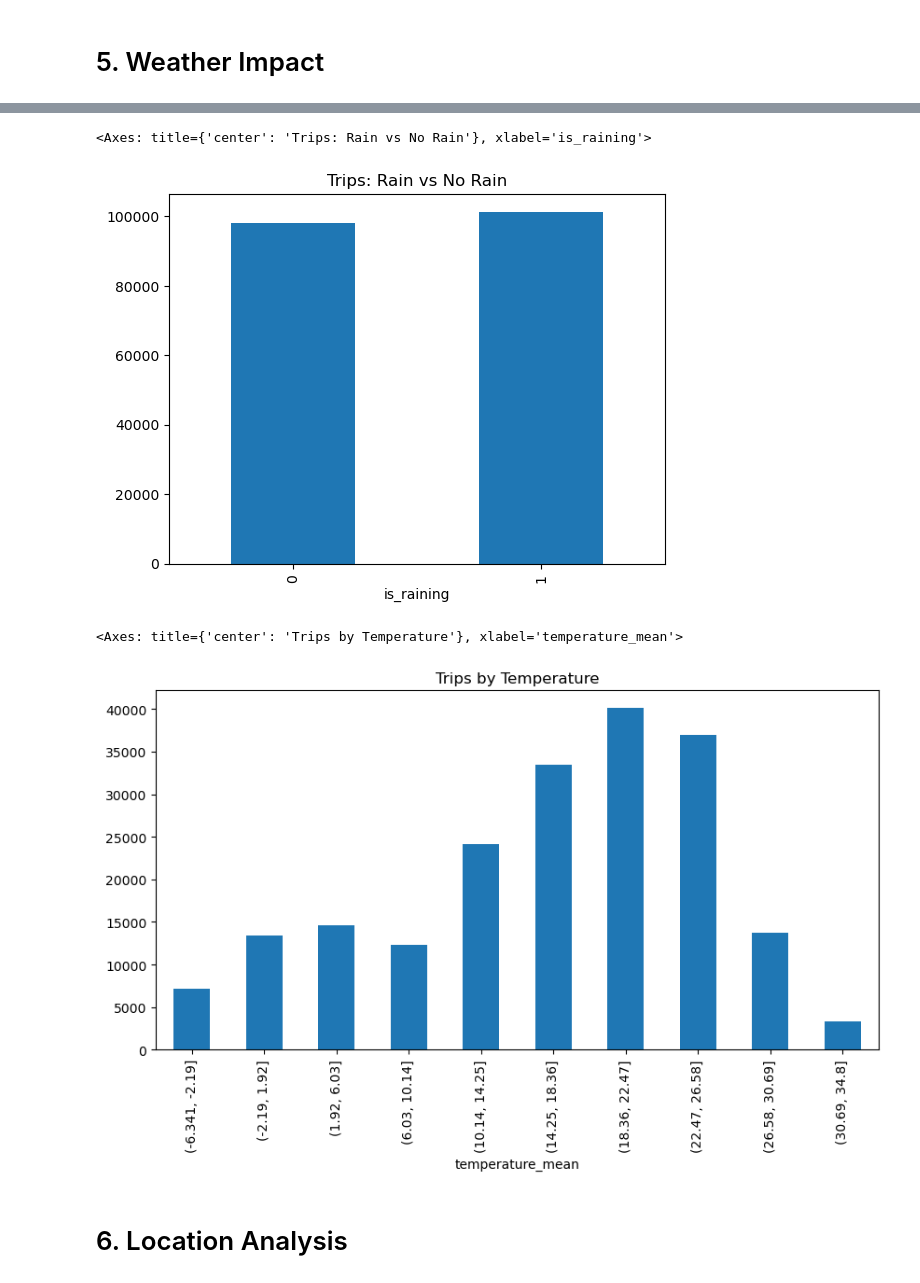
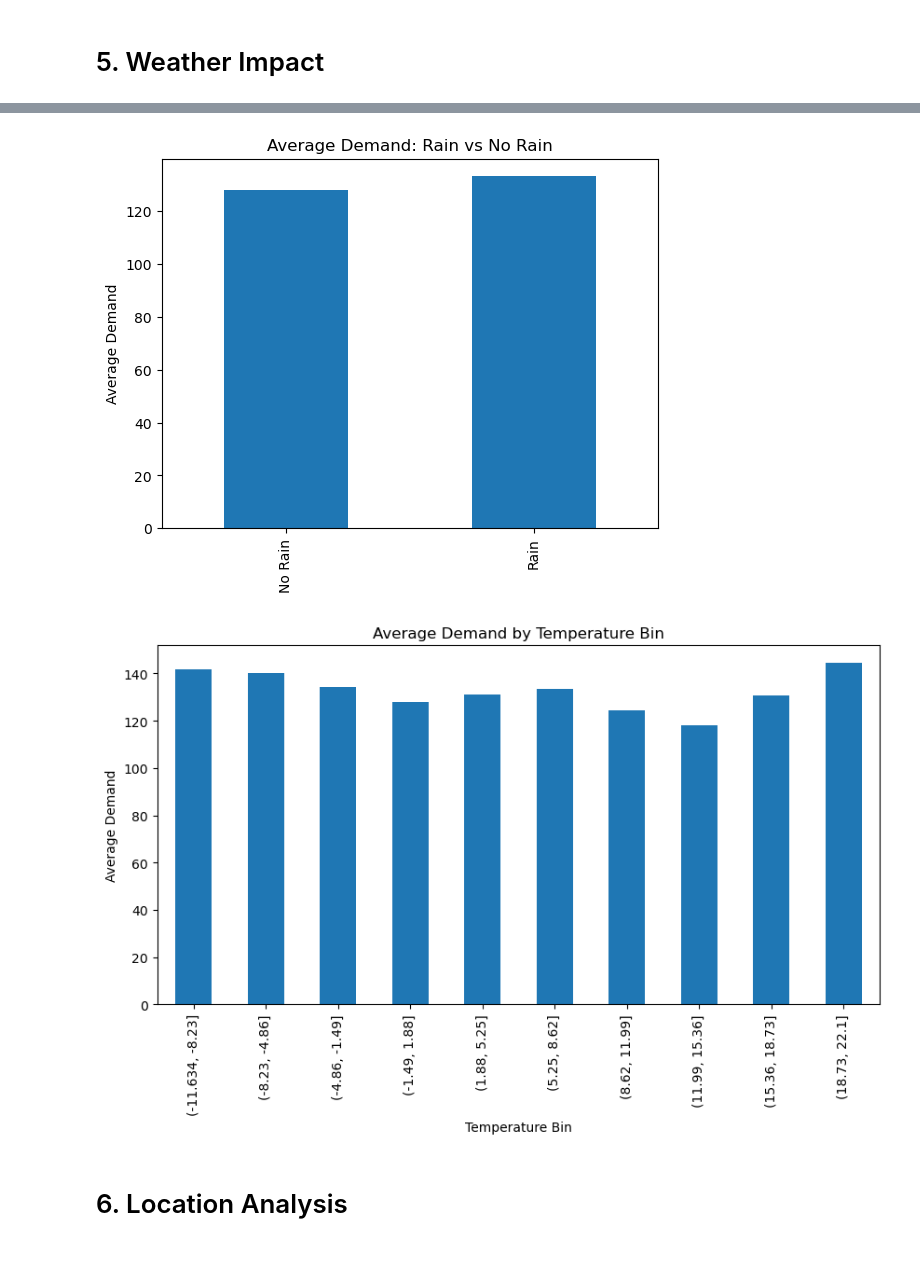
Before and after one commit to prppy/nyc-taxi-mlops, a Jupyter notebook: source/mlops/eda.ipynb, the cells around one changed output, grey strips where cells are left out. Saved outputs shown, nothing was run; the diff lists cells and outputs as text; code cells hidden in the pictures; blank space fills up the shorter version.

```diff
--- a/source/mlops/eda.ipynb
+++ b/source/mlops/eda.ipynb
@@ -88,7 +78,11 @@ wind_speed_max                    74         0.04
 # %% [markdown]
 # 3. Temporal Patterns
 # %%
-df["pickup_datetime"] = pd.to_datetime(df["pickup_datetime"])
-daily_trips = df.groupby(df["pickup_datetime"].dt.date).size()
-daily_trips.plot(figsize=(12,5), title="Daily Trip Volume")
+df["hour_ts"] = pd.to_datetime(df["hour_ts"])
+df["pickup_date"] = df["hour_ts"].dt.date
+
+daily_demand = df.groupby("pickup_date")["demand"].sum()
+daily_demand.plot(figsize=(12, 5), title="Daily Total Demand")
+plt.ylabel("Total Demand")
+plt.show()
 # %% [output]
@@ -114,8 +110,16 @@ day_map = {
     5: "Sat",
     6: "Sun"
 }
-df["day"] = df["day_of_week"].map(day_map)
-df["day"].value_counts().reindex(
-    ["Mon", "Tue", "Wed", "Thu", "Fri", "Sat", "Sun"]
-).plot(kind="bar", title="Trips by Day of Week")
+
+daily_pattern = (
+    df.groupby("day_of_week")["demand"]
+    .mean()
+    .reindex(range(7), fill_value=0)
+)
+daily_pattern.index = daily_pattern.index.map(day_map)
+
+daily_pattern.plot(kind="bar", figsize=(10, 5), title="Average Demand by Day of Week")
+plt.xlabel("Day of Week")
+plt.ylabel("Average Demand")
+plt.show()
 # %% [output]
@@ -169,6 +199,0 @@ df.plot.scatter(
-# %%
-df["trip_duration_min"] = (
-    pd.to_datetime(df["dropoff_datetime"]) - df["pickup_datetime"]
-).dt.total_seconds() / 60
-
-df["trip_duration_min"].describe()
@@ -185,3 +199,0 @@ Name: trip_duration_min, dtype: float64
-# %%
-df["speed_mph"] = df["trip_distance"] / (df["trip_duration_min"] / 60)
-df["speed_mph"].describe()
@@ -211,17 +213,28 @@ max          66.600000
 Name: precipitation_sum, dtype: float64
 # %%
 df["is_raining"] = (df["precipitation_sum"] > 0).astype(int)
-df.groupby("is_raining").size().plot(kind="bar", title="Trips: Rain vs No Rain")
+
+rain_demand = df.groupby("is_raining")["demand"].mean().reindex([0, 1], fill_value=0)
+rain_demand.index = ["No Rain", "Rain"]
+
+rain_demand.plot(kind="bar", title="Average Demand: Rain vs No Rain")
+plt.xlabel("")
+plt.ylabel("Average Demand")
+plt.show()
 # %% [output]
-<Axes: title={'center': 'Trips: Rain vs No Rain'}, xlabel='is_raining'>
-[figure, old version]
+[figure, new version]
 # %%
-df.groupby(pd.cut(df["temperature_mean"], bins=10), observed=True).size().plot(
-    kind="bar", figsize=(10,5), title="Trips by Temperature",
+temp_demand = df.dropna(subset=["temperature_mean", "demand"]).copy()
+temp_demand["temp_bin"] = pd.cut(temp_demand["temperature_mean"], bins=10)
+
+temp_demand.groupby("temp_bin", observed=False)["demand"].mean().plot(
+    kind="bar", figsize=(10, 5), title="Average Demand by Temperature Bin"
 )
+plt.xlabel("Temperature Bin")
+plt.ylabel("Average Demand")
+plt.show()
 # %% [output]
-<Axes: title={'center': 'Trips by Temperature'}, xlabel='temperature_mean'>
-[figure, old version]
+[figure, new version]
 # %% [markdown]
 # 6. Location Analysis
 # %%
```
Also changed, not shown: parts of 23 cells of this notebook, 3 other files.
